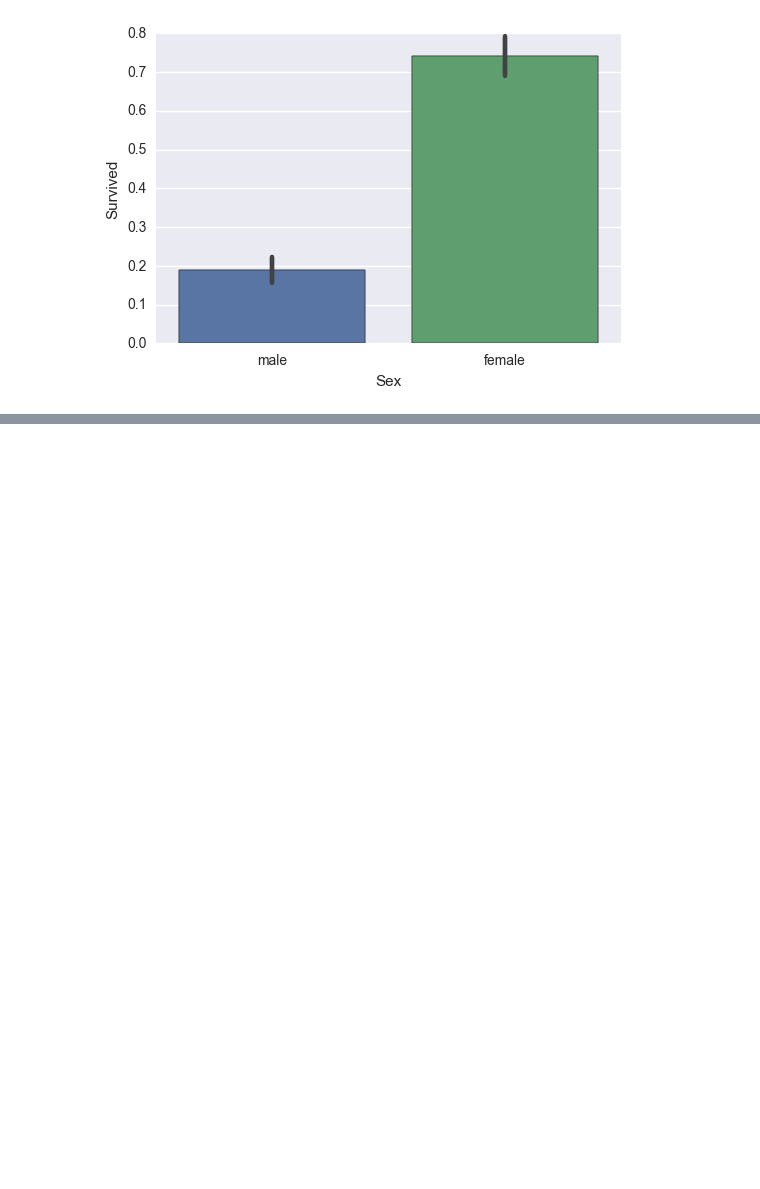
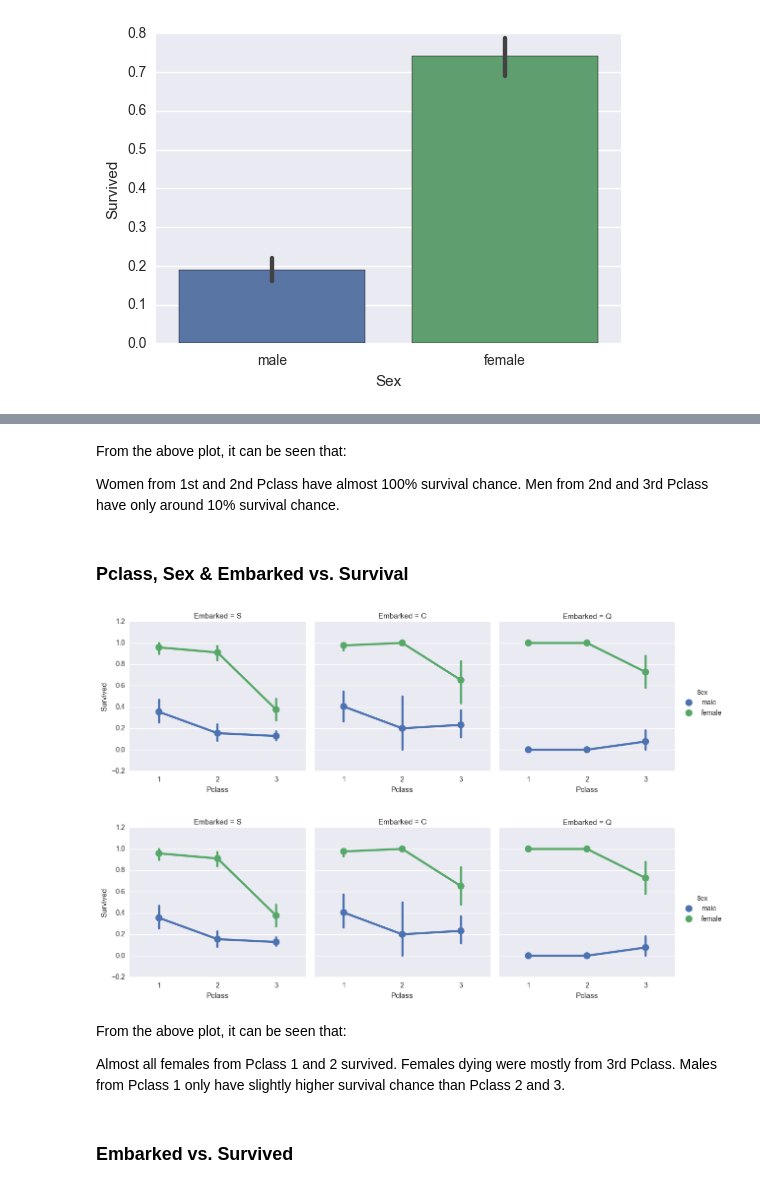
Before and after one commit to Chokurei/Titanic, a Jupyter notebook: script/temp.ipynb, the cells around one changed output, grey strips where cells are left out. Saved outputs shown, nothing was run; the diff lists cells and outputs as text; code cells hidden in the pictures; blank space fills up the shorter version.

```diff
--- a/script/temp.ipynb
+++ b/script/temp.ipynb
@@ -220,0 +254,21 @@ plt.show()
+# %% [markdown]
+From the above plot, it can be seen that:
+
+Women from 1st and 2nd Pclass have almost 100% survival chance.
+Men from 2nd and 3rd Pclass have only around 10% survival chance.
+# %% [markdown]
+### Pclass, Sex & Embarked vs. Survival
+# %%
+sns.factorplot(x='Pclass', y='Survived', hue='Sex', col='Embarked', data=train)
+plt.show()
+# %% [output]
+[figure, added]
+[figure, added]
+# %% [markdown]
+From the above plot, it can be seen that:
+
+Almost all females from Pclass 1 and 2 survived.
+Females dying were mostly from 3rd Pclass.
+Males from Pclass 1 only have slightly higher survival chance than Pclass 2 and 3.
+# %% [markdown]
+### Embarked vs. Survived
```
Also changed, not shown: parts of 11 cells of this notebook.
